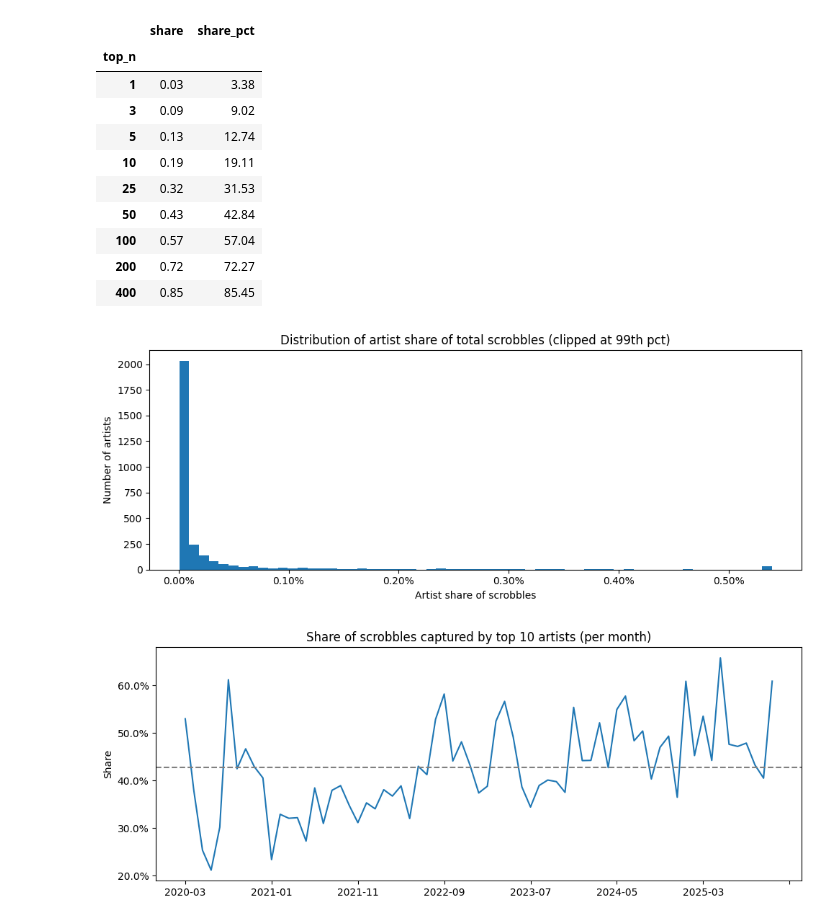
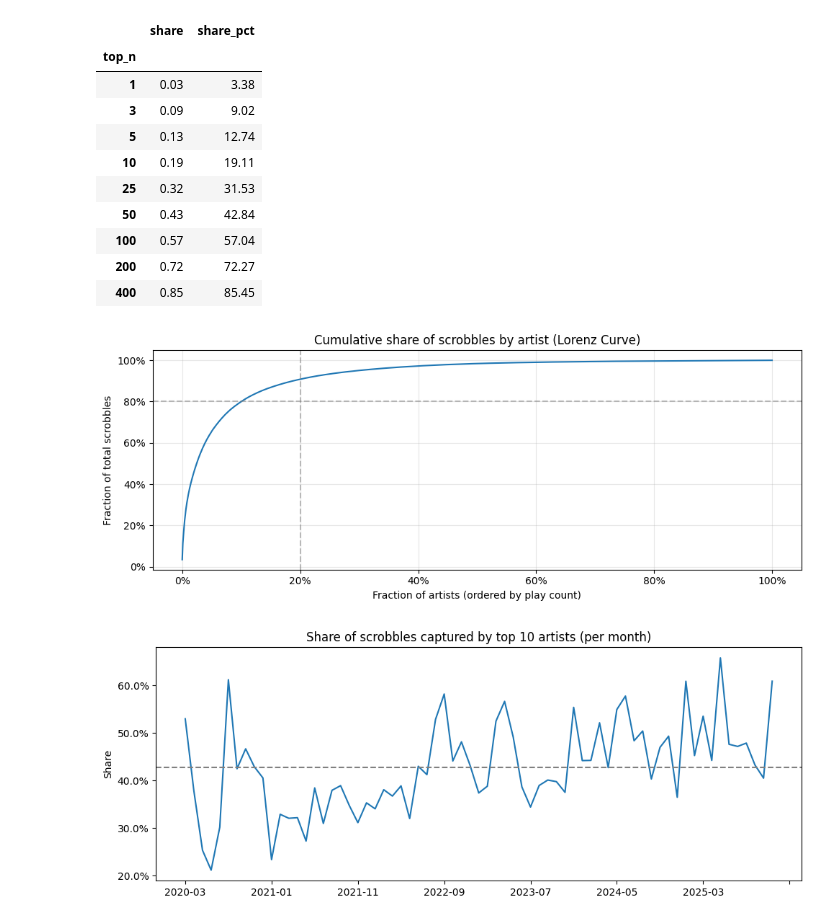
Before and after one commit to Tyainss/artist-lifecycle, a Jupyter notebook: notebooks/breakout/00_eda.ipynb, the cells around one changed output. Drawn from its saved outputs; the diff is of its cells as text; code cells hidden in the pictures.

```diff
--- a/notebooks/breakout/00_eda.ipynb
+++ b/notebooks/breakout/00_eda.ipynb
@@ -508,19 +519,27 @@ share_topn.rename_axis("top_n").to_frame("share").assign(share_pct=lambda x: x["
 | 100 | 0.57 | 57.04 |
 | 200 | 0.72 | 72.27 |
 | 400 | 0.85 | 85.45 |
-# %%
-artist_share_all_time = artist_counts_all_time / artist_counts_all_time.sum()
-
-plt.figure(figsize=(10, 4))
-artist_share_all_time.clip(upper=artist_share_all_time.quantile(0.99)).plot(kind="hist", bins=60)
-plt.title("Distribution of artist share of total scrobbles (clipped at 99th pct)")
-plt.xlabel("Artist share of scrobbles")
-plt.ylabel("Number of artists")
-plt.gca().xaxis.set_major_formatter(mtick.PercentFormatter(1.0))
-plt.tight_layout()
-plt.show()
-# %% [output]
-[figure, removed]
+# %%
+# calculate cumulative share to show concentration
+artist_counts = df["artist_name"].value_counts()
+cumulative_share = artist_counts.cumsum() / artist_counts.sum()
+x_axis = np.arange(len(artist_counts)) / len(artist_counts)
+
+plt.figure(figsize=(10, 4))
+plt.plot(x_axis, cumulative_share.values)
+plt.axhline(0.8, color="grey", linestyle="--", alpha=0.5)
+plt.axvline(0.2, color="grey", linestyle="--", alpha=0.5)
+
+plt.title("Cumulative share of scrobbles by artist (Lorenz Curve)")
+plt.xlabel("Fraction of artists (ordered by play count)")
+plt.ylabel("Fraction of total scrobbles")
+plt.gca().xaxis.set_major_formatter(mtick.PercentFormatter(1.0))
+plt.gca().yaxis.set_major_formatter(mtick.PercentFormatter(1.0))
+plt.grid(True, alpha=0.3)
+plt.tight_layout()
+plt.show()
+# %% [output]
+[figure, added]
 # %%
 def top_n_share_in_month(x, n=10):
     vc = x.value_counts()
```
Also changed, not shown: parts of 11 cells of this notebook.
